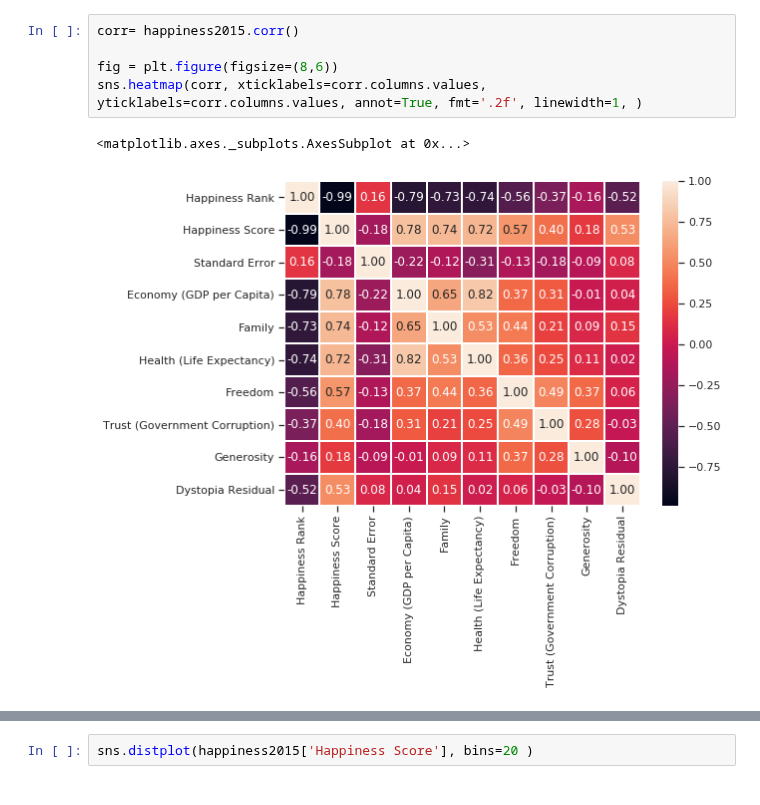
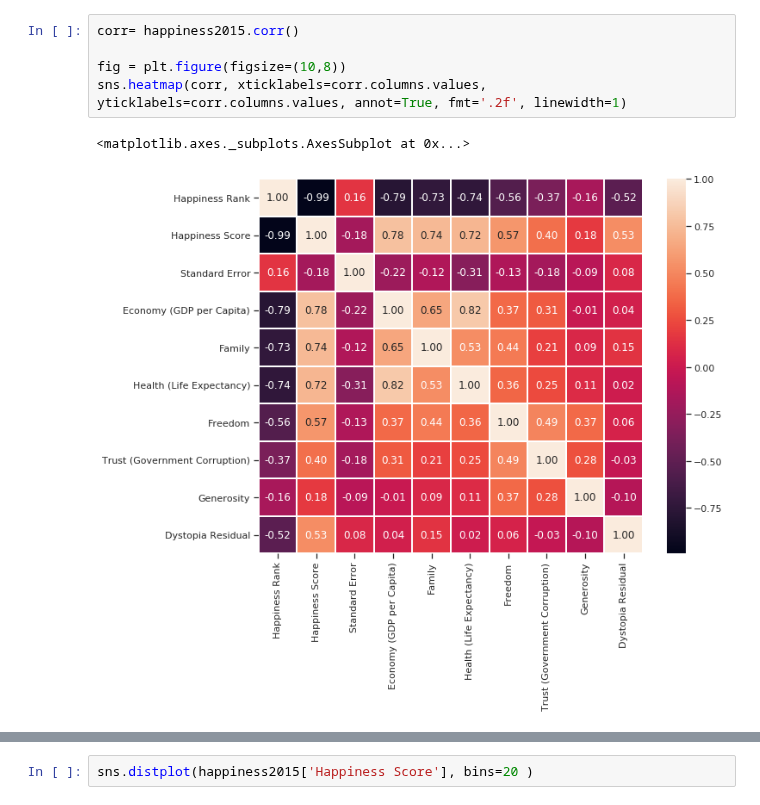
Before and after one commit to ArminD93/WorldHappinessReport, a Jupyter notebook: WorldHappinessReport.ipynb, the cells around one changed output, grey strips where cells are left out. Saved outputs shown, nothing was run; the diff lists cells and outputs as text.

```diff
--- a/WorldHappinessReport.ipynb
+++ b/WorldHappinessReport.ipynb
@@ -73,11 +68,11 @@ plt.show()
 # %%
 corr= happiness2015.corr()
 
-fig = plt.figure(figsize=(8,6))
-sns.heatmap(corr, xticklabels=corr.columns.values, yticklabels=corr.columns.values, annot=True, fmt='.2f', linewidth=1, )
+fig = plt.figure(figsize=(10,8))
+sns.heatmap(corr, xticklabels=corr.columns.values, yticklabels=corr.columns.values, annot=True, fmt='.2f', linewidth=1)
 # %% [output]
 <matplotlib.axes._subplots.AxesSubplot at 0x...>
-[figure, old version]
+[figure, new version]
 # %%
 # Countries with the highest Happiness score in 2015
 Sortedhappiness2015 = happiness2015.sort_values(by='Happiness Score')
```
Also changed, not shown: parts of 7 cells of this notebook.
